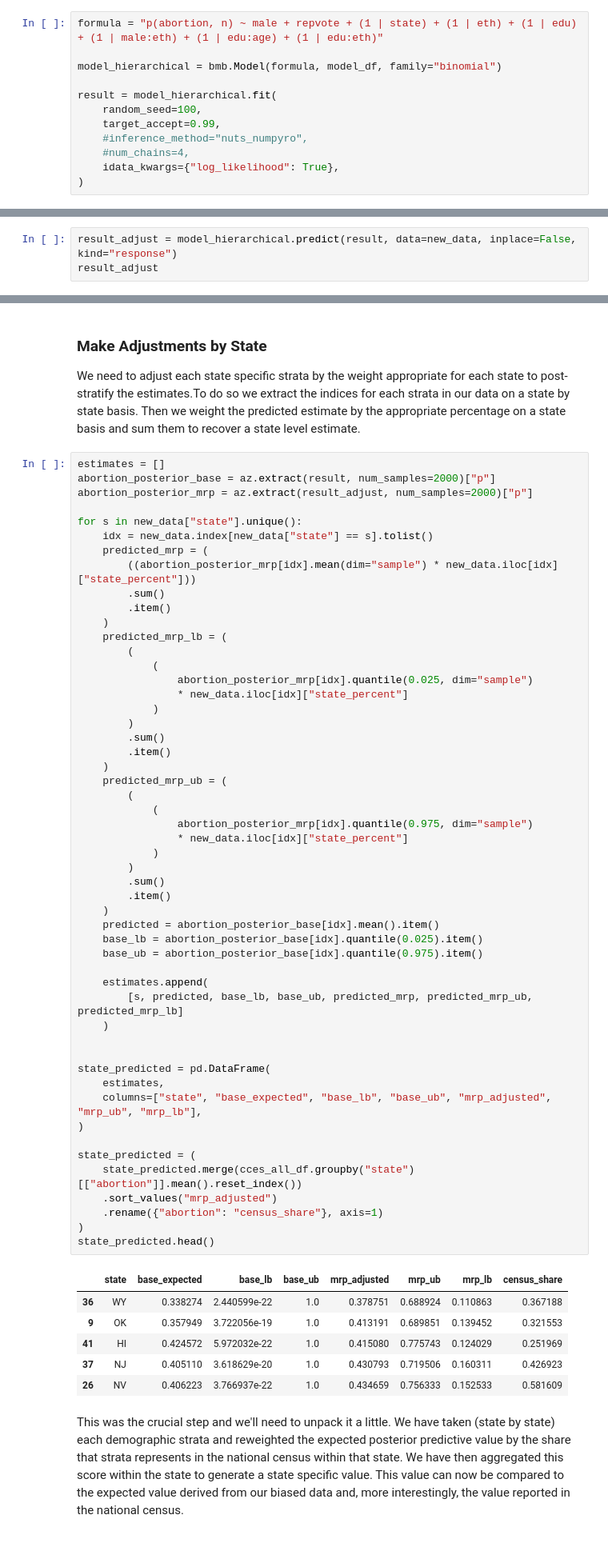
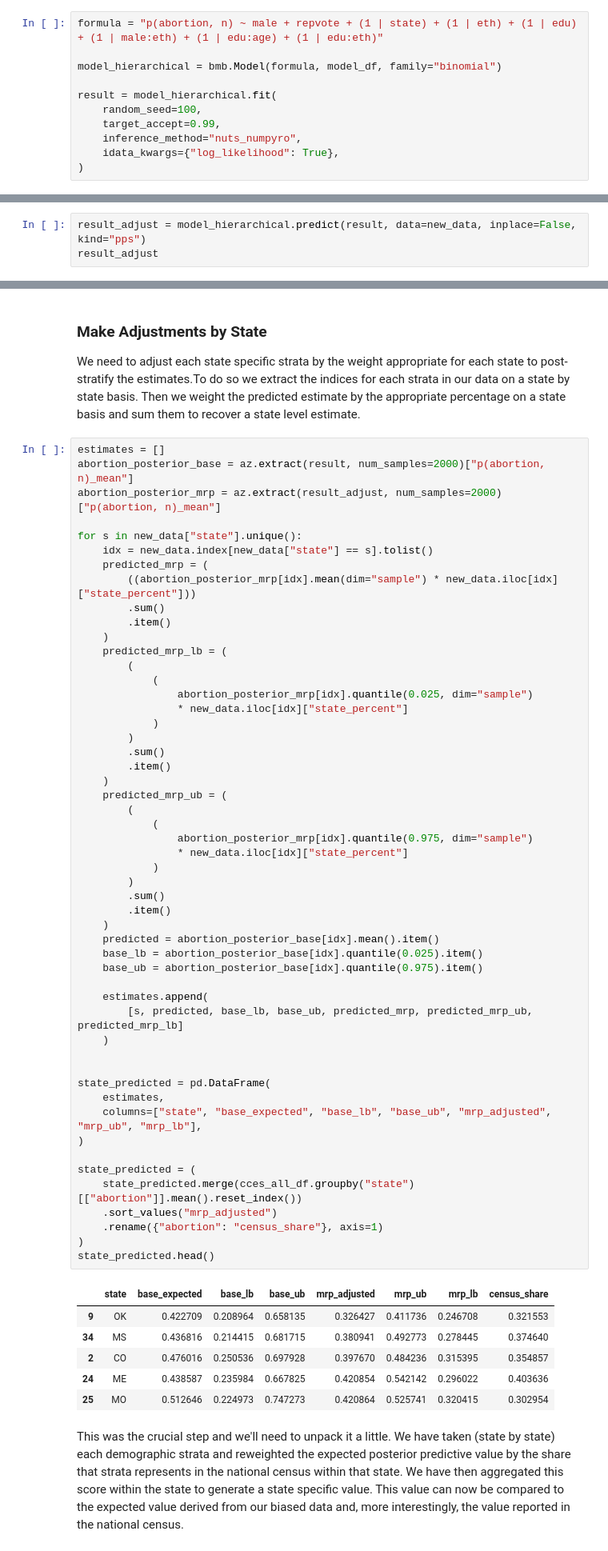
Before and after one commit to bambinos/bambi, a Jupyter notebook: docs/notebooks/mister_p.ipynb, the cells around one changed output, grey strips where cells are left out. Shown at 80% size. Drawn from its saved outputs; the diff is of its cells as text.

```diff
--- a/docs/notebooks/mister_p.ipynb
+++ b/docs/notebooks/mister_p.ipynb
@@ -633,8 +614,7 @@ model_hierarchical = bmb.Model(formula, model_df, family="binomial")
 result = model_hierarchical.fit(
     random_seed=100,
     target_accept=0.99,
-    #inference_method="nuts_numpyro",
-    #num_chains=4,
+    inference_method="nuts_numpyro",
     idata_kwargs={"log_likelihood": True},
 )
 # %% [output]
@@ -724,7 +700,7 @@ new_data.head()
 # %% [markdown]
 This dataset is exactly the same structure and length as our input data to the fitted model. We have simply switched the observed counts across the demographic strata with the counts that reflect their proportion in the national survey. Additionally we have calculated the state totals and the share of each strata within the state. This will be important for later when we use this `state_percent` variable to calculate an adjusted MrP estimate of the predictions at a state level. We now use this data set with our fitted model to generate posterior predictive distribution.
 # %%
-result_adjust = model_hierarchical.predict(result, data=new_data, inplace=False, kind="response")
+result_adjust = model_hierarchical.predict(result, data=new_data, inplace=False, kind="pps")
 result_adjust
 # %% [output]
 Inference data with groups:
@@ -739,8 +715,8 @@ Inference data with groups:
 We need to adjust each state specific strata by the weight appropriate for each state to post-stratify the estimates.To do so we extract the indices for each strata in our data on a state by state basis. Then we weight the predicted estimate by the appropriate percentage on a state basis and sum them to recover a state level estimate.
 # %%
 estimates = []
-abortion_posterior_base = az.extract(result, num_samples=2000)["p"]
-abortion_posterior_mrp = az.extract(result_adjust, num_samples=2000)["p"]
+abortion_posterior_base = az.extract(result, num_samples=2000)["p(abortion, n)_mean"]
+abortion_posterior_mrp = az.extract(result_adjust, num_samples=2000)["p(abortion, n)_mean"]
 
 for s in new_data["state"].unique():
     idx = new_data.index[new_data["state"] == s].tolist()
@@ -764,38 +740,38 @@ for s in new_data["state"].unique():
             (
                 abortion_posterior_mrp[idx].quantile(0.975, dim="sample")
                 * new_data.iloc[idx]["state_percent"]
             )
         )
         .sum()
         .item()
     )
     predicted = abortion_posterior_base[idx].mean().item()
     base_lb = abortion_posterior_base[idx].quantile(0.025).item()
     base_ub = abortion_posterior_base[idx].quantile(0.975).item()
 
     estimates.append(
         [s, predicted, base_lb, base_ub, predicted_mrp, predicted_mrp_ub, predicted_mrp_lb]
     )
 
 
 state_predicted = pd.DataFrame(
     estimates,
     columns=["state", "base_expected", "base_lb", "base_ub", "mrp_adjusted", "mrp_ub", "mrp_lb"],
 )
 
 state_predicted = (
     state_predicted.merge(cces_all_df.groupby("state")[["abortion"]].mean().reset_index())
     .sort_values("mrp_adjusted")
     .rename({"abortion": "census_share"}, axis=1)
 )
 state_predicted.head()
 # %% [output]
 |  | state | base_expected | base_lb | base_ub | mrp_adjusted | mrp_ub | mrp_lb | census_share |
-| 36 | WY | 0.338274 | 2.440599e-22 | 1.0 | 0.378751 | 0.688924 | 0.110863 | 0.367188 |
-| 9 | OK | 0.357949 | 3.722056e-19 | 1.0 | 0.413191 | 0.689851 | 0.139452 | 0.321553 |
-| 41 | HI | 0.424572 | 5.972032e-22 | 1.0 | 0.415080 | 0.775743 | 0.124029 | 0.251969 |
-| 37 | NJ | 0.405110 | 3.618629e-20 | 1.0 | 0.430793 | 0.719506 | 0.160311 | 0.426923 |
-| 26 | NV | 0.406223 | 3.766937e-22 | 1.0 | 0.434659 | 0.756333 | 0.152533 | 0.581609 |
+| 9 | OK | 0.422709 | 0.208964 | 0.658135 | 0.326427 | 0.411736 | 0.246708 | 0.321553 |
+| 34 | MS | 0.436816 | 0.214415 | 0.681715 | 0.380941 | 0.492773 | 0.278445 | 0.374640 |
+| 2 | CO | 0.476016 | 0.250536 | 0.697928 | 0.397670 | 0.484236 | 0.315395 | 0.354857 |
+| 24 | ME | 0.438587 | 0.235984 | 0.667825 | 0.420854 | 0.542142 | 0.296022 | 0.403636 |
+| 25 | MO | 0.512646 | 0.224973 | 0.747273 | 0.420864 | 0.525741 | 0.320415 | 0.302954 |
 # %% [markdown]
 This was the crucial step and we'll need to unpack it a little. We have taken (state by state) each demographic strata and reweighted the expected posterior predictive value by the share that strata represents in the national census within that state. We have then aggregated this score within the state to generate a state specific value. This value can now be compared to the expected value derived from our biased data and, more interestingly, the value reported in the national census.
 # %% [markdown]
```
Also changed, not shown: parts of 16 cells of this notebook.
